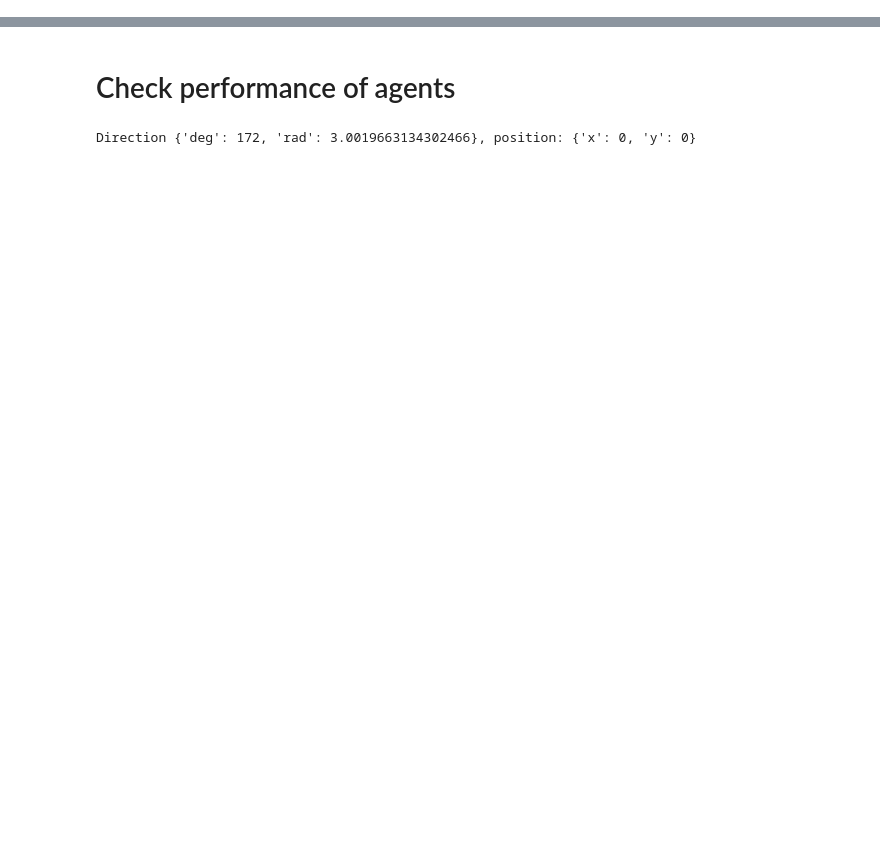
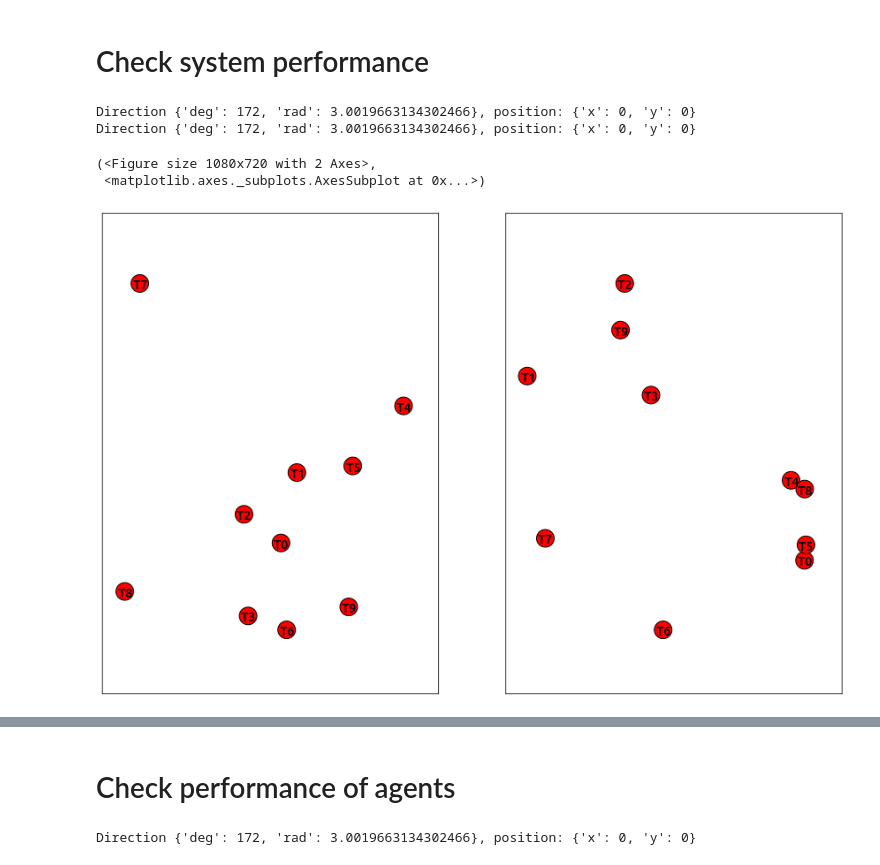
Before and after one commit to fstovarr/stochastic-models, a Jupyter notebook: graphs-project/graph.ipynb, the cells around one changed output, grey strips where cells are left out. Cells and saved outputs as stored; diff of their text form; code cells hidden in the pictures; blank space fills up the shorter version.

```diff
--- a/graphs-project/graph.ipynb
+++ b/graphs-project/graph.ipynb
@@ -16,0 +19,24 @@ rd.seed(0)
+# %% [markdown]
+# Check system performance
+# %%
+sys = System(antennas=10, seed=0)
+data = sys.get_antennas()
+dummy = DummyAgent(data)
+g1 = dummy.get_graph()
+
+sys = System(antennas=10, seed=1)
+data = sys.get_antennas()
+dummy = DummyAgent(data)
+g2 = dummy.get_graph()
+
+
+figsize=(15,10)
+fig, axs = plt.subplots(1, 2, figsize=figsize)
+GraphHelper.plot(g1, figsize, fig=fig, ax=axs[0])
+GraphHelper.plot(g2, figsize, fig=fig, ax=axs[1])
+# %% [output]
+Direction {'deg': 172, 'rad': 3.0019663134302466}, position: {'x': 0, 'y': 0}
+Direction {'deg': 172, 'rad': 3.0019663134302466}, position: {'x': 0, 'y': 0}
+(<Figure size 1080x720 with 2 Axes>,
+ <matplotlib.axes._subplots.AxesSubplot at 0x...>)
+[figure, added]
```
Also changed, not shown: parts of 22 cells of this notebook, 30 other files.
